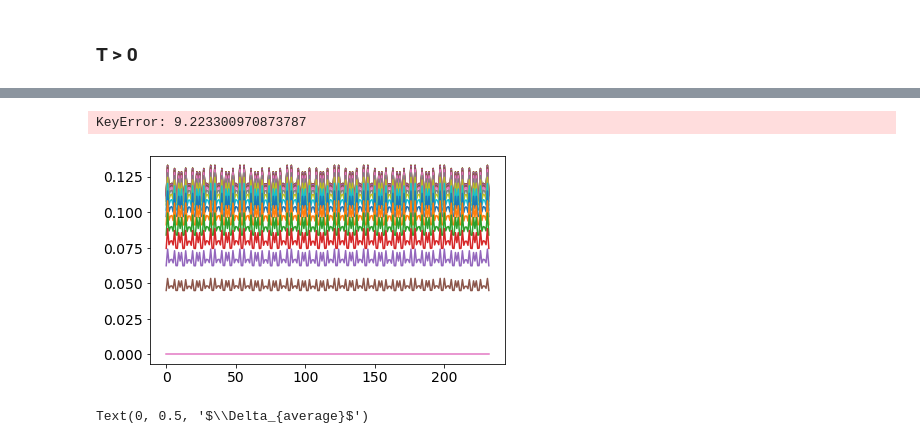
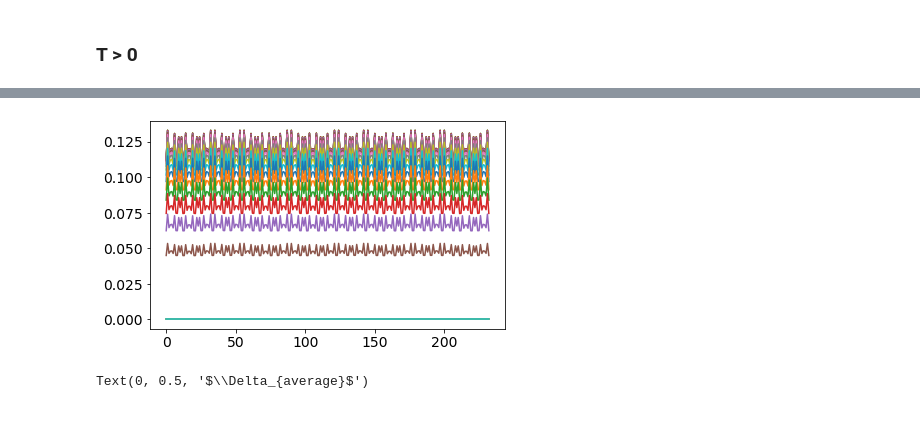
Before and after one commit to gautamra/Superconducting-Fibonacci-chain, a Jupyter notebook: Laboratory.ipynb, the cells around one changed output, grey strips where cells are left out. Saved outputs shown, nothing was run; the diff lists cells and outputs as text; code cells hidden in the pictures.

```diff
--- a/Laboratory.ipynb
+++ b/Laboratory.ipynb
@@ -108,7 +108,7 @@ betas = 1/kTs
 Models = {}
 DOSes = {}
 eexes = {}
-for beta in tqdm(betas):
+for beta in betas:
     chain = chainFC(n = n, phi = phi,v = -V, u = V/2 + u0, w = w,PBC = True, phase = 0)
     Models[beta] = simple_ring(chain, beta = beta)
     Models[beta].iterate()
@@ -129,9 +136,8 @@ Convergence took 28 iterations
 # %%
 for beta in betas:
-    plt.plot(Models[beta].Delta)
+    plt.plot(Models[beta].Delta.real)
 # %% [output]
-KeyError: 9.223300970873787
-[figure, old version]
+[figure, new version]
 # %%
 fig, ax = plt.subplots()
 ax.plot(1/betas[:-4],[np.mean(Models[beta].Delta) for beta in betas[:-4]], "o")
```
Also changed, not shown: parts of 3 cells of this notebook.
